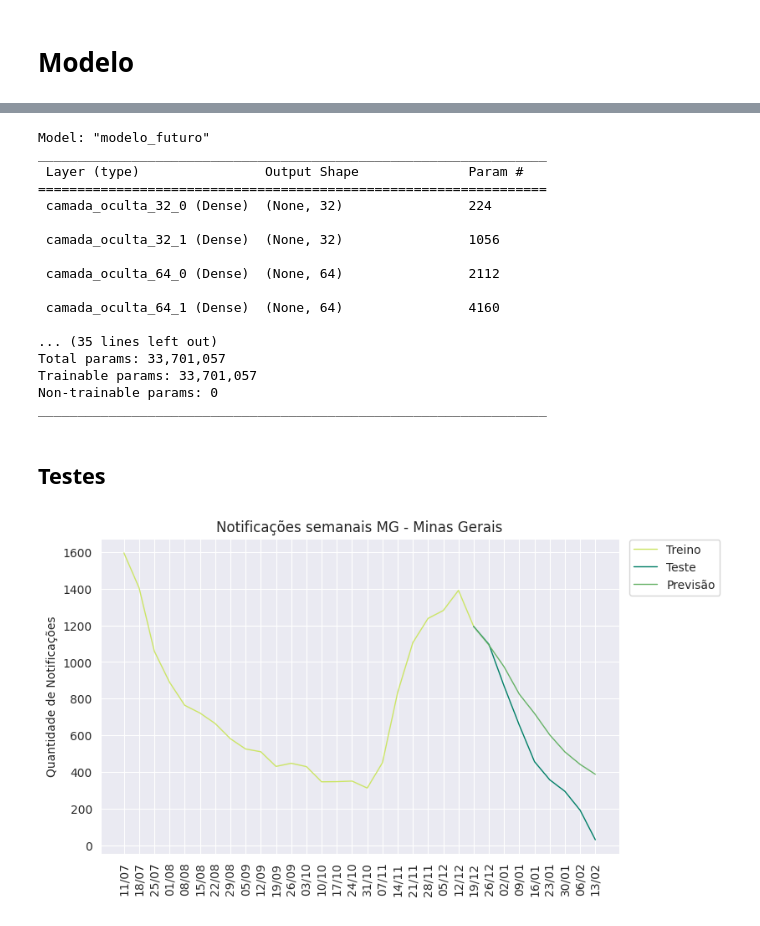
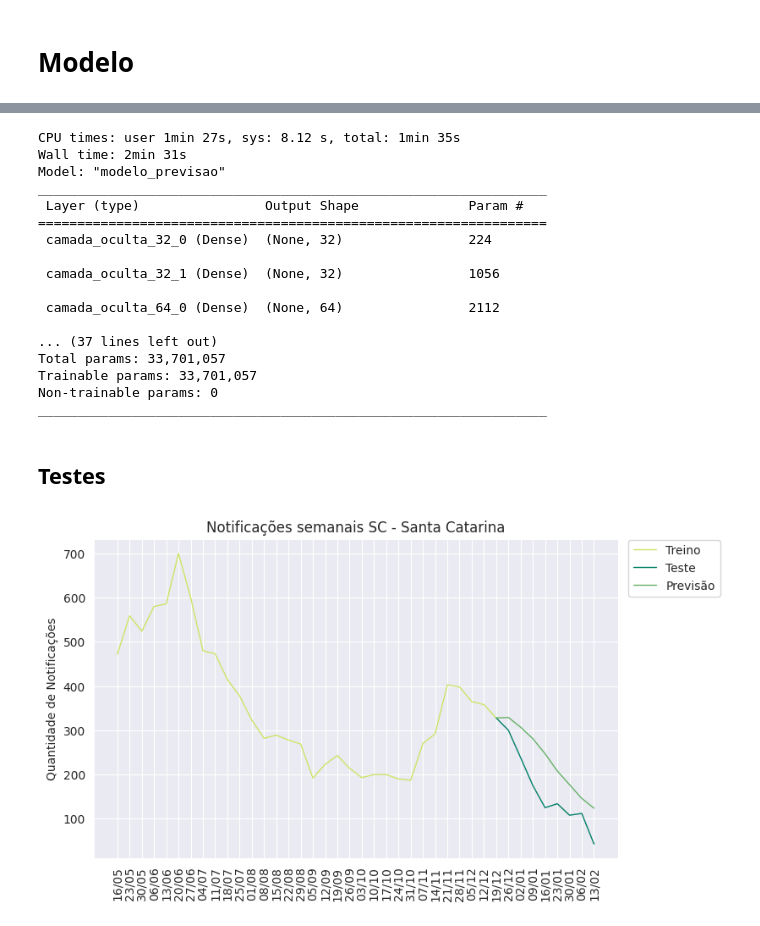
Before and after one commit to flohmannjr/PJI410, a Jupyter notebook: PJI410_modelo_futuro.ipynb, the cells around one changed output, grey strips where cells are left out. Drawn from its saved outputs; the diff is of its cells as text; code cells hidden in the pictures.

```diff
--- a/PJI410_modelo_futuro.ipynb
+++ b/PJI410_modelo_futuro.ipynb
@@ -99,33 +104,39 @@ janelas, horizontes = criar_janelas(dados, JANELA_TAMANHO, HORIZONTE_TAMANHO)
 
 janelas_treino, janelas_teste, horizontes_treino, horizontes_teste = separar_janelas_treino_teste(janelas, horizontes, tamanho_teste=0.2)
 
-modelo_nome = 'modelo_futuro'
+modelo_nome = 'modelo_previsao'
 
-modelo_futuro = Sequential(name=modelo_nome)
+modelo = Sequential(name=modelo_nome)
 
 for potencia in range(PROFUNDO_POTENCIA_INICIAL, PROFUNDO_POTENCIA_FINAL):
     unidades = 2 ** potencia
-    [modelo_futuro.add(Dense(units=unidades, kernel_initializer=CAMADA_INICIALIZADOR, activation=CAMADA_ATIVACAO, name=f'camada_oculta_{unidades}_{r}')) for r in range(PROFUNDO_REPETICAO)]
+    [modelo.add(Dense(units=unidades, kernel_initializer=CAMADA_INICIALIZADOR, activation=CAMADA_ATIVACAO, name=f'camada_oculta_{unidades}_{r}')) for r in range(PROFUNDO_REPETICAO)]
 
-modelo_futuro.add(Dense(units=PROFUNDO_CONSOLIDACAO, activation=CAMADA_ATIVACAO, name='camada_consolidacao'))
-modelo_futuro.add(Dense(units=HORIZONTE_TAMANHO, activation=SAIDA_ATIVACAO, name='camada_saida'))
+modelo.add(Dense(units=PROFUNDO_CONSOLIDACAO, activation=CAMADA_ATIVACAO, name='camada_consolidacao'))
+modelo.add(Dense(units=HORIZONTE_TAMANHO, activation=SAIDA_ATIVACAO, name='camada_saida'))
 
-modelo_futuro.compile(loss=PERDA, optimizer=OTIMIZADOR(learning_rate=APRENDIZADO), metrics=METRICAS)
+modelo.compile(loss=PERDA, optimizer=OTIMIZADOR(learning_rate=APRENDIZADO), metrics=METRICAS)
 
-modelo_futuro.fit(x=janelas_treino,
-                  y=horizontes_treino,
-                  epochs=ITERACOES,
-                  batch_size=LOTE_TAMANHO,
-                  validation_data=(janelas_teste, horizontes_teste),
-                  callbacks=[ReduceLROnPlateau(monitor='val_loss', patience=100, verbose=0),
-                             criar_marco_modelo(modelo_nome, caminho=CAMINHO_MARCOS)],
-                  verbose=0)
+modelo.fit(x=janelas_treino,
+           y=horizontes_treino,
+           epochs=ITERACOES,
+           batch_size=LOTE_TAMANHO,
+           validation_data=(janelas_teste, horizontes_teste),
+           callbacks=[ReduceLROnPlateau(monitor='val_loss', patience=100, verbose=0),
+                      criar_marco_modelo(modelo_nome, caminho=CAMINHO_MARCOS)],
+           verbose=0)
 
-modelo_futuro = load_model(os.path.join(CAMINHO_MARCOS, modelo_nome))
+modelo = load_model(os.path.join(CAMINHO_MARCOS, modelo_nome))
 
-previsoes = modelo_futuro.predict(janelas_teste, verbose=0)
+previsoes = modelo.predict(janelas_teste, verbose=0)
 metricas  = metricas_modelo(horizontes_teste[:, -1], y_previsao=previsoes[:, -1])
 
 print(metricas)
+print()
+
+grafico_series(X_teste=X_test[-len(janelas_teste):], y_teste=horizontes_teste[:, -1],
+               X_previsao=X_test[-len(janelas_teste):], y_previsao=previsoes[:, -1])
+
+print()
 # %% [output]
 {'Mean Absolute Error': 516.5684, 'Root Mean Squared Error': 757.40094, 'Mean Absolute Percentage Error': 0.1261943}
@@ -134,7 +144,9 @@ Wall time: 1min 48s
 # %%
-modelo_futuro.summary()
+modelo.summary()
 # %% [output]
-Model: "modelo_futuro"
+CPU times: user 1min 27s, sys: 8.12 s, total: 1min 35s
+Wall time: 2min 31s
+Model: "modelo_previsao"
 _________________________________________________________________
  Layer (type)                Output Shape              Param #
 =================================================================
@@ -144,9 +156,7 @@ _________________________________________________________________
 
  camada_oculta_64_0 (Dense)  (None, 64)                2112
 
- camada_oculta_64_1 (Dense)  (None, 64)                4160
-
-... (35 lines left out)
+... (37 lines left out)
 Total params: 33,701,057
 Trainable params: 33,701,057
 Non-trainable params: 0
@@ -157,7 +167,7 @@ _________________________________________________________________
 dados = []
 local = ''
 
-while(len(dados) <= 16):
+while(len(dados) <= (QUANTIDADE_INTERVALOS * 2)):
 
     uf_codigo, uf_nome, mu_codigo, mu_nome = df[['UF_Codigo', 'UF_Nome', 'Municipio_Codigo', 'Municipio_Nome']].sample().values[0]
 
@@ -176,7 +186,7 @@ y_train = dados[:-QUANTIDADE_INTERVALOS]['Quantidade'].to_numpy()
 X_test = dados[-QUANTIDADE_INTERVALOS:]['Segunda-feira'].to_numpy()
 y_test = dados[-QUANTIDADE_INTERVALOS:]['Quantidade'].to_numpy()
 
-y_pred = gerar_previsoes_futuro(modelo_futuro, y_train, QUANTIDADE_INTERVALOS, JANELA_TAMANHO)
+y_pred = gerar_previsoes_futuro(modelo, y_train, QUANTIDADE_INTERVALOS, JANELA_TAMANHO)
 
 # Inclui o último valor de treino no teste e na previsão, para o gráfico não parecer quebrado.
 X_test = np.insert(X_test, 0, X_train[-1])
@@ -185,7 +195,7 @@ y_pred = np.insert(y_pred, 0, y_train[-1])
 # %%
 grafico_series(X_treino=X_train, y_treino=y_train,
                X_teste=X_test, y_teste=y_test,
                X_previsao=X_test, y_previsao=y_pred,
-               inicio=-24, local=local)
+               inicio=-32, local=local)
 # %% [output]
-[figure, old version]
+[figure, new version]
```
Also changed, not shown: parts of 4 cells of this notebook.
